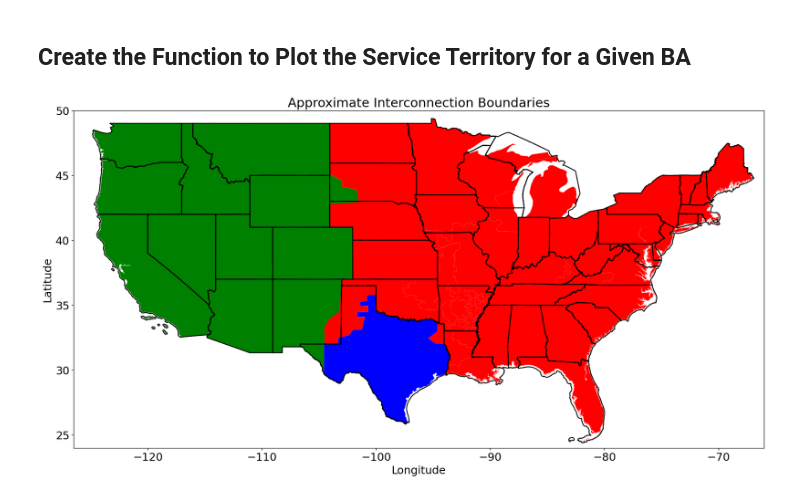
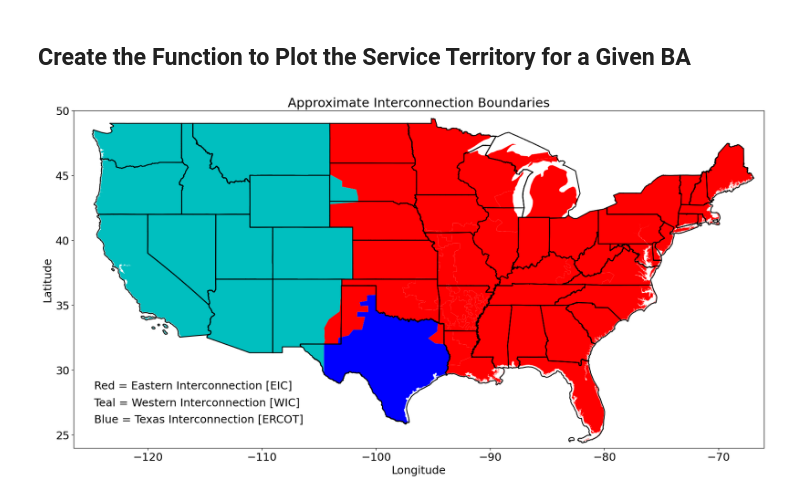
Before and after one commit to IMMM-SFA/burleyson-etal_2024_applied_energy, a Jupyter notebook: notebooks/plot_interconnection_territory.ipynb, the cells around one changed output. Cells and saved outputs as stored; diff of their text form; code cells hidden in the pictures.

```diff
--- a/notebooks/plot_interconnection_territory.ipynb
+++ b/notebooks/plot_interconnection_territory.ipynb
@@ -20,26 +20,30 @@ image_output_dir =  '/Users/burl878/Documents/Code/code_repos/burleyson-etal_202
 # %%
 # Read in the county shapefile and reassign the 'FIPS' variable as integers:
 ics_df = gpd.read_file(os.path.join(data_input_dir, r'interconnection_shapefiles', r'NERC_Regions_EIA.shp'))
-ics_df['color'] = ['r','r','r','r','r','b','g','r']
+ics_df['color'] = ['r','r','r','r','r','b','c','r']
 
 # Reproject the shapefile onto latitute and longitude coordinates:
 ics_df  = ics_df.to_crs({'init': 'EPSG:4269'})
 
 # Read in the state shapefile:
 states_df = gpd.read_file(os.path.join(data_input_dir, r'state_shapefiles', 'tl_2022_us_state.shp')).rename(columns={'NAME': 'State'})
 
 # Create the figure:
 fig, ax = plt.subplots(1, 1, figsize=(25, 10))
 plt.rcParams['font.size'] = 18
 ax1 = ics_df.plot(ax=ax, edgecolor='black', linewidth=0, color=ics_df['color'])
 ax2 = states_df.boundary.plot(ax=ax, edgecolor='black', linewidth=1.5)
 ax.set_xlim(-126.5, -66);
 ax.set_xlabel('Longitude', fontsize=18);
 ax.set_ylim(24, 50);
 ax.set_ylabel('Latitude', fontsize=18);
 ax.set_title(('Approximate Interconnection Boundaries'), fontsize=21)
 
+ax.text(0.03, 0.20, 'Red = Eastern Interconnection [EIC]', transform=ax.transAxes, fontsize=18, verticalalignment='top')
+ax.text(0.03, 0.15, 'Teal = Western Interconnection [WIC]', transform=ax.transAxes, fontsize=18, verticalalignment='top')
+ax.text(0.03, 0.10, 'Blue = Texas Interconnection [ERCOT]', transform=ax.transAxes, fontsize=18, verticalalignment='top')
+
 filename = ('Interconnections_Map.png')
 plt.savefig(os.path.join(image_output_dir, filename), dpi=300, bbox_inches='tight', facecolor='white')
 # %% [output]
-[figure, old version]
+[figure, new version]
```
Also changed, not shown: 2 other files.
